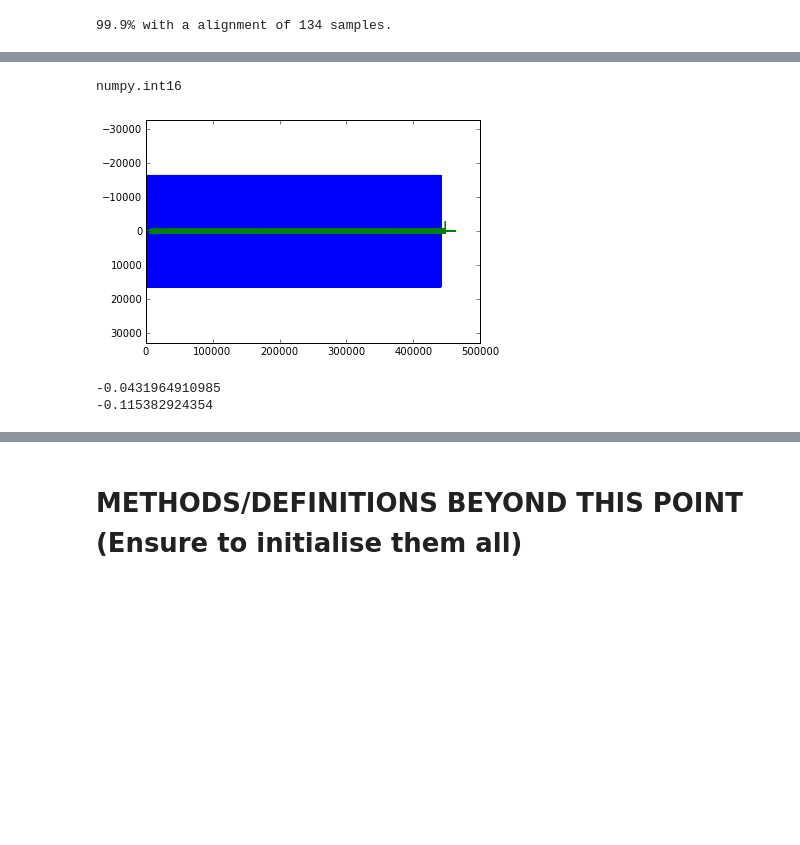
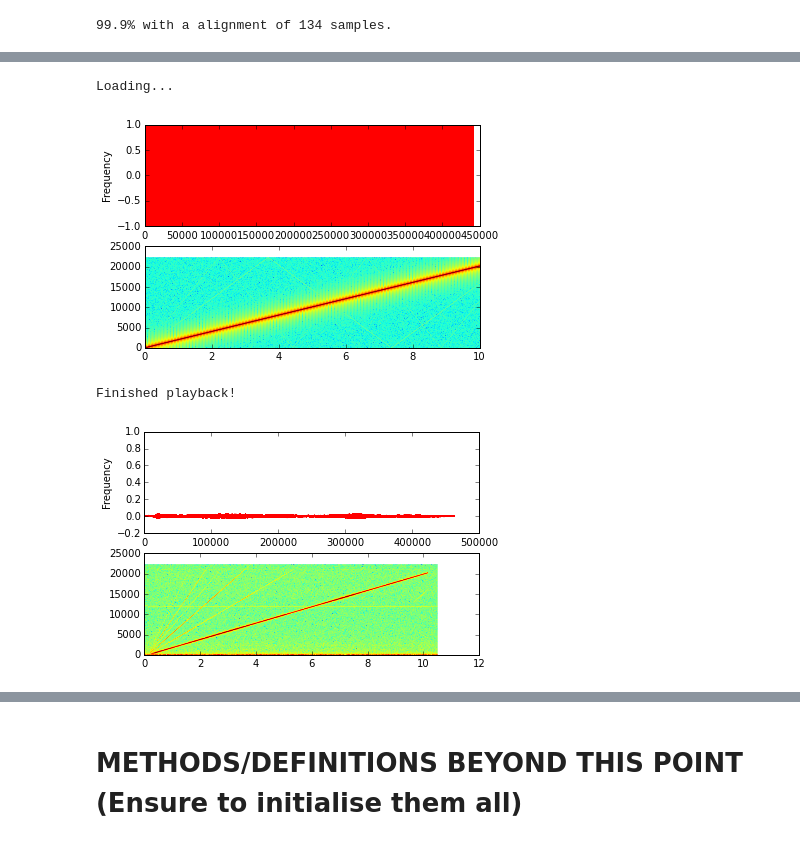
Before and after one commit to BirdMI-UniversityofAuckland/MichaelSandbox, a Jupyter notebook: MicSpeakerPro/MicSpeakerCheck_0.3.ipynb, the cells around one changed output, grey strips where cells are left out. Cells and saved outputs as stored; diff of their text form; code cells hidden in the pictures; blank space fills up the shorter version.

```diff
--- a/MicSpeakerPro/MicSpeakerCheck_0.3.ipynb
+++ b/MicSpeakerPro/MicSpeakerCheck_0.3.ipynb
@@ -130,12 +133,15 @@ to ensure the correct offset was applied, whereas using amplitude to calculate
 the offset is much more robust - the offset for this dataset was 141 samples.
 Goodness of pitch, & peak frequency,& Mean_frequency,  came to the same offset conclusion too.
 
-NOTE timing showed acorrelation of 134, as these are linearly ascending values
-it is highly likely these could be used as the most robust way to align the data.
 """
 
 test = 'Time'
-array_play, array_rec, alignment = create_comparison_arrays(raw_feature_data[0][1][test],raw_recorded_feature_data[0][1][test], draw = "yes", force_align = 0)
+array_play, array_rec, alignment = create_comparison_arrays(
+                                        raw_feature_data[0][1][test],
+                                        raw_recorded_feature_data[0][1][test],
+                                        draw = "yes",
+                                        force_align = 0
+                                        )
 
 a = int(np.corrcoef(array_play,array_rec)[0,1]*1000)/10.0
 print str(a) + '% with a alignment of ' + str(alignment) + ' samples.'
@@ -244,20 +151,33 @@ new_data_at_50 = new_data
-# %%
-type(wav_data_raw[0])
-# %% [output]
-numpy.int16
-# %%
-
-plt.plot(wav_data_raw)
-plt.plot(new_data)
-
-axes = plt.gca()
-axes.set_ylim([32767,-32767])
-
-plt.show()
-
-print np.mean(new_data_at_100)
-print np.mean(new_data_at_50)
-# %% [output]
-[figure, removed]
--0.0431964910985
--0.115382924354
+# %%
+"""
+THIS CELL IS A TEST CELL, Used for playing and recording a sound once,
+without iterating through the whole program,
+good for Using the SPL Meter to check a sounds Db's at 1.0 on a speaker for example.
+"""
+
+print "Loading... "
+#Just grabs a .wav song file I have on hand. NOTE: From Priscilla's Data, Was recorded with a gain of 30.
+fs , wav_data_raw = wav.read("c:\\Users\\mbar372\\Documents\\testing\\hardware_tests\\WAV_LIB\\ascendingtone.wav")
+
+wav_data = pcm2float(wav_data_raw, dtype ='float64')
+
+# Plot the data we are about to play
+quick_view_sound(wav_data)
+
+# Play the data, and record it too, return the recorded data
+new_data = pass_through_hardware(wav_data, window = 128)
+
+# Convert to PCM to save , but also make a copy of the float data.
+new_data_float = new_data
+new_data = float2pcm(new_data, dtype ='int16')
+wav.write("c:\\Users\\mbar372\\Documents\\testing\\savetest.wav", 44100, new_data)
+
+print "Finished playback!"
+
+# Plot the recorded data, to see what it looks like.
+quick_view_sound(new_data_float)
+# %% [output]
+Loading...
+[figure, added]
+Finished playback!
+[figure, added]
```
Also changed, not shown: parts of 20 cells of this notebook.
